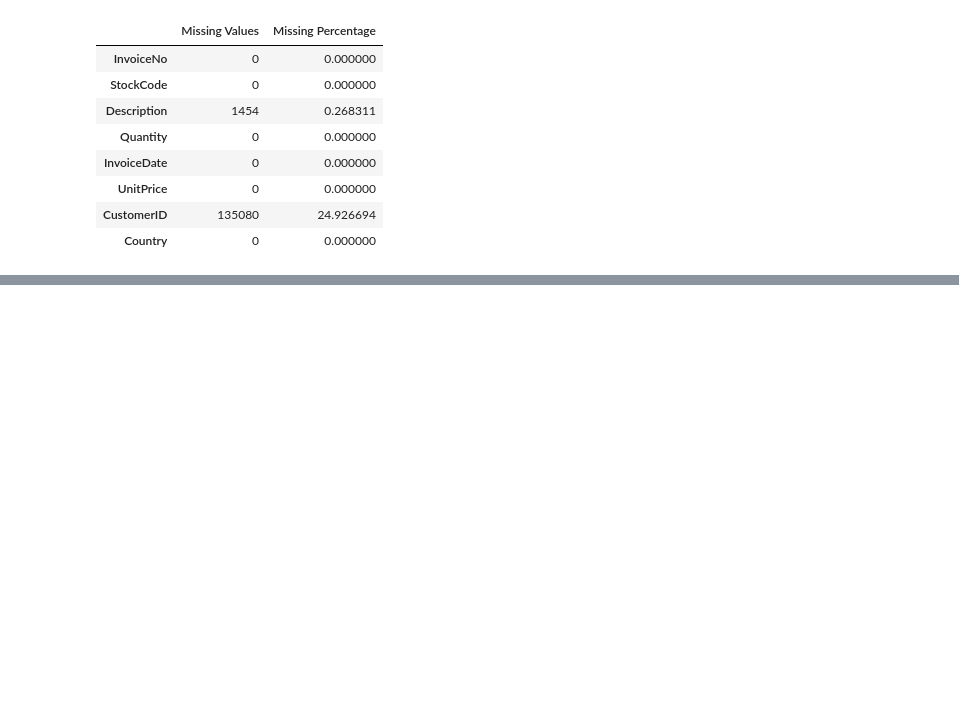
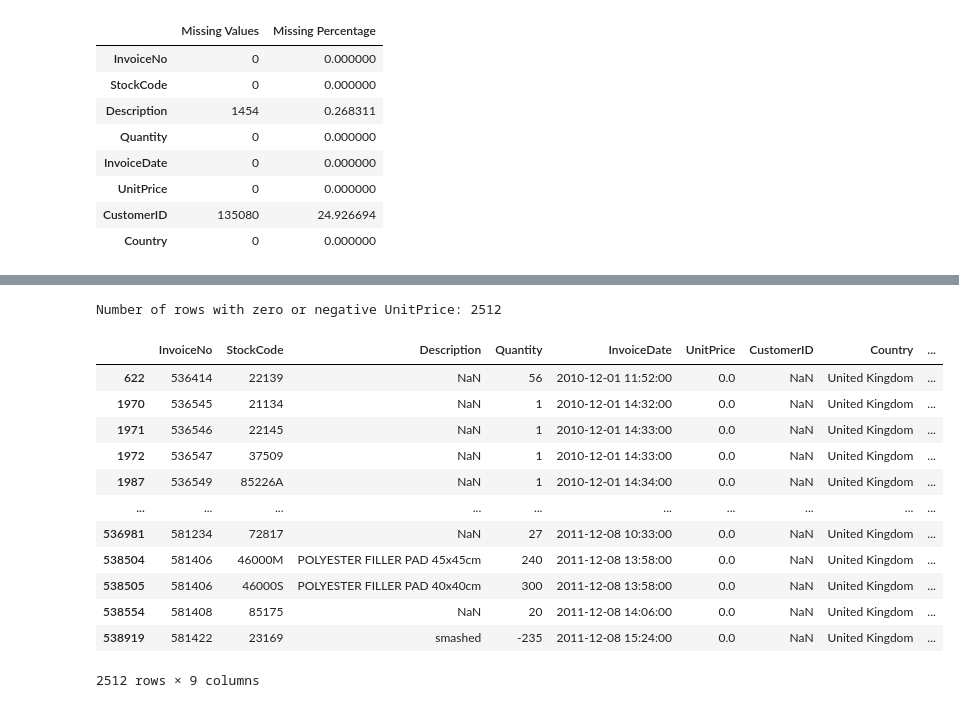
Before and after one commit to cheruu23/online-retail-analysis, a Jupyter notebook: notebooks/retail_sales_analysis.ipynb, the cells around one changed output, grey strips where cells are left out. Saved outputs shown, nothing was run; the diff lists cells and outputs as text; code cells hidden in the pictures; blank space fills up the shorter version.

```diff
--- a/notebooks/retail_sales_analysis.ipynb
+++ b/notebooks/retail_sales_analysis.ipynb
@@ -153,0 +221,10 @@ missing_report
+# %%
+# Check the number of duplicate rows
+num_duplicates = retail_df.duplicated().sum()
+print(f"Number of duplicate rows: {num_duplicates}")
+
+# Remove duplicates and update the dataframe in place
+retail_df.drop_duplicates(inplace=True)
+
+# Verify new shape
+print(f"New shape after dropping duplicates: {retail_df.shape}")
@@ -153,0 +265,9 @@ missing_report
+# %%
+# Convert InvoiceNo to string to safely check for 'C' prefix
+retail_df['InvoiceNo'] = retail_df['InvoiceNo'].astype(str)
+
+# Create a filtered dataframe excluding cancelled invoices for sales analysis
+retail_clean_df = retail_df[~retail_df['InvoiceNo'].str.startswith('C')].copy()
+
+print(f"Original dataset rows: {len(retail_df)}")
+print(f"Cleaned dataset rows (excluding cancellations): {len(retail_clean_df)}")
@@ -153,0 +290,20 @@ missing_report
+# %%
+# Check for zero or negative prices
+invalid_prices = retail_clean_df[retail_clean_df['UnitPrice'] <= 0]
+print(f"Number of rows with zero or negative UnitPrice: {len(invalid_prices)}")
+invalid_prices
+# %% [output]
+Number of rows with zero or negative UnitPrice: 2512
+|  | InvoiceNo | StockCode | Description | Quantity | InvoiceDate | UnitPrice | CustomerID | Country | ... |
+| 622 | 536414 | 22139 | NaN | 56 | 2010-12-01 11:52:00 | 0.0 | NaN | United Kingdom | ... |
+| 1970 | 536545 | 21134 | NaN | 1 | 2010-12-01 14:32:00 | 0.0 | NaN | United Kingdom | ... |
+| 1971 | 536546 | 22145 | NaN | 1 | 2010-12-01 14:33:00 | 0.0 | NaN | United Kingdom | ... |
+| 1972 | 536547 | 37509 | NaN | 1 | 2010-12-01 14:33:00 | 0.0 | NaN | United Kingdom | ... |
+| 1987 | 536549 | 85226A | NaN | 1 | 2010-12-01 14:34:00 | 0.0 | NaN | United Kingdom | ... |
+| ... | ... | ... | ... | ... | ... | ... | ... | ... | ... |
+| 536981 | 581234 | 72817 | NaN | 27 | 2011-12-08 10:33:00 | 0.0 | NaN | United Kingdom | ... |
+| 538504 | 581406 | 46000M | POLYESTER FILLER PAD 45x45cm | 240 | 2011-12-08 13:58:00 | 0.0 | NaN | United Kingdom | ... |
+| 538505 | 581406 | 46000S | POLYESTER FILLER PAD 40x40cm | 300 | 2011-12-08 13:58:00 | 0.0 | NaN | United Kingdom | ... |
+| 538554 | 581408 | 85175 | NaN | 20 | 2011-12-08 14:06:00 | 0.0 | NaN | United Kingdom | ... |
+| 538919 | 581422 | 23169 | smashed | -235 | 2011-12-08 15:24:00 | 0.0 | NaN | United Kingdom | ... |
+2512 rows × 9 columns
```
Also changed, not shown: parts of 14 cells of this notebook.
